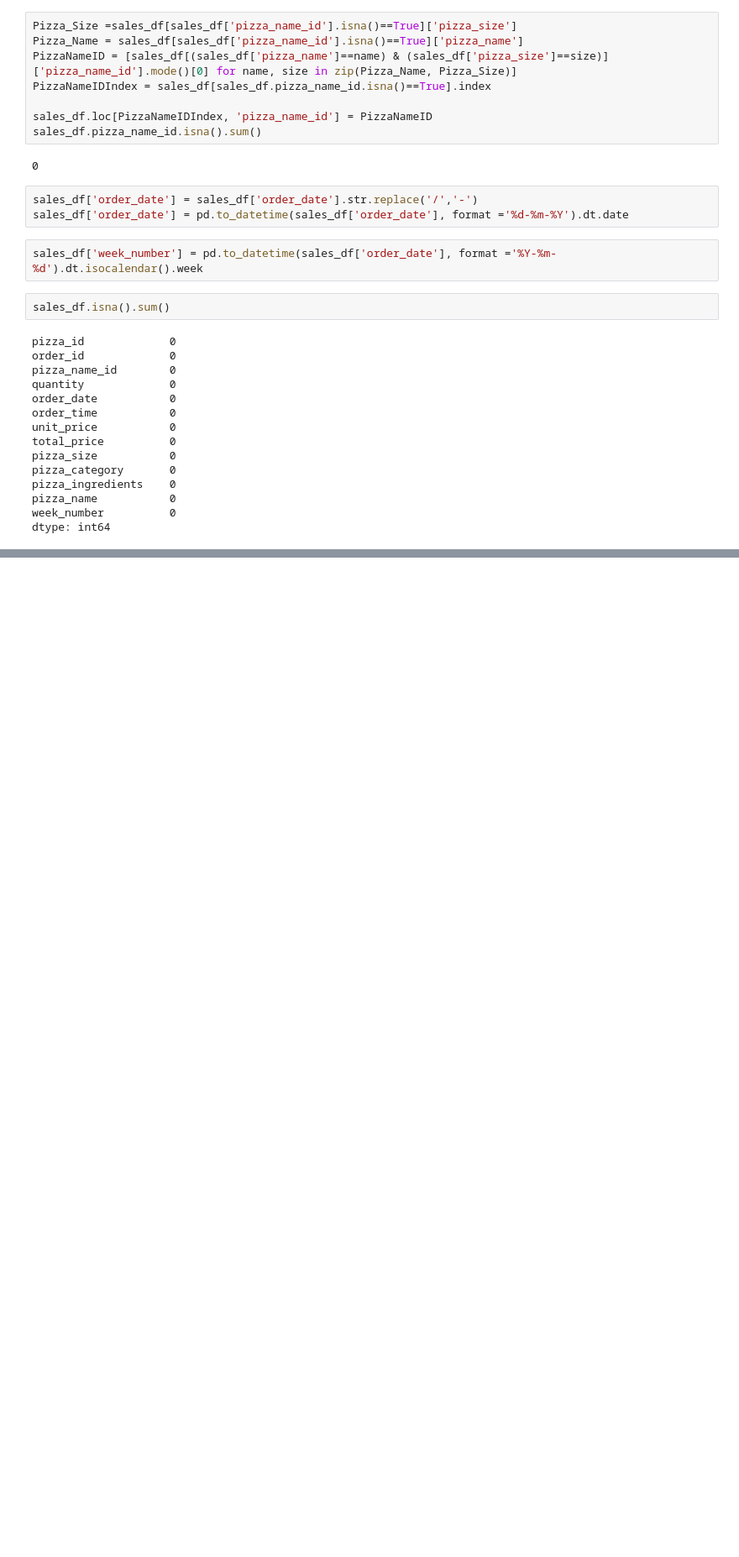
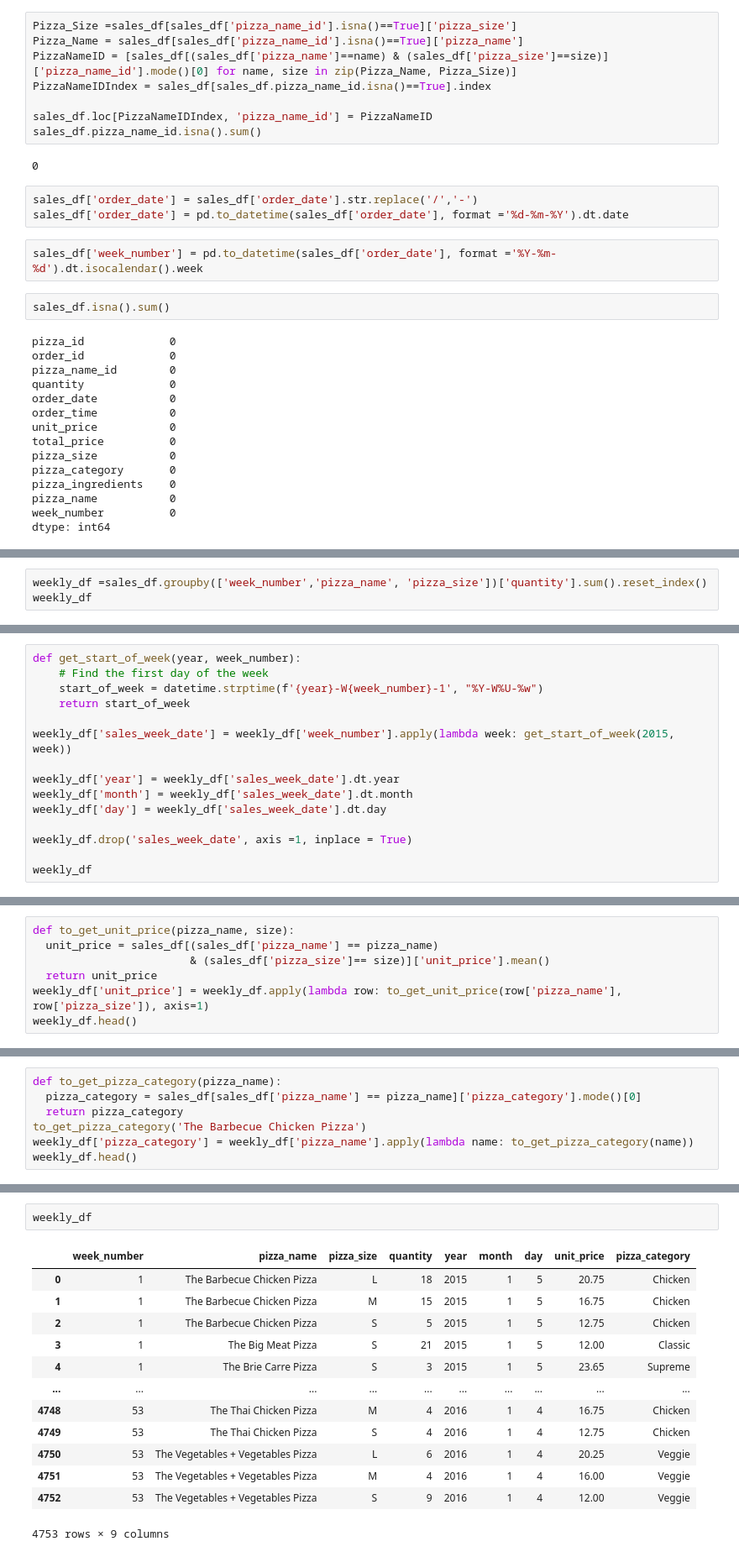
Before and after one commit to Prakash-Kani/Ingredient-Procurement-Prediction-for-Pizza-Shops, a Jupyter notebook: Preprocessing.ipynb, the cells around one changed output, grey strips where cells are left out. Shown: that part at 84% size. Drawn from its saved outputs; the diff is of its cells as text; blank space fills up the shorter version.

Commit message:
Updated Converted Daily Dataset into Weekly Dataset

```diff
--- a/Preprocessing.ipynb
+++ b/Preprocessing.ipynb
@@ -137,0 +140,3 @@ dtype: int64
+# %%
+weekly_df =sales_df.groupby(['week_number','pizza_name', 'pizza_size'])['quantity'].sum().reset_index()
+weekly_df
@@ -137,0 +157,15 @@ dtype: int64
+# %%
+def get_start_of_week(year, week_number):
+    # Find the first day of the week
+    start_of_week = datetime.strptime(f'{year}-W{week_number}-1', "%Y-W%U-%w")
+    return start_of_week
+
+weekly_df['sales_week_date'] = weekly_df['week_number'].apply(lambda week: get_start_of_week(2015, week))
+
+weekly_df['year'] = weekly_df['sales_week_date'].dt.year
+weekly_df['month'] = weekly_df['sales_week_date'].dt.month
+weekly_df['day'] = weekly_df['sales_week_date'].dt.day
+
+weekly_df.drop('sales_week_date', axis =1, inplace = True)
+
+weekly_df
@@ -137,0 +186,7 @@ dtype: int64
+# %%
+def to_get_unit_price(pizza_name, size):
+  unit_price = sales_df[(sales_df['pizza_name'] == pizza_name)
+                        & (sales_df['pizza_size']== size)]['unit_price'].mean()
+  return unit_price
+weekly_df['unit_price'] = weekly_df.apply(lambda row: to_get_unit_price(row['pizza_name'], row['pizza_size']), axis=1)
+weekly_df.head()
@@ -137,0 +200,7 @@ dtype: int64
+# %%
+def to_get_pizza_category(pizza_name):
+  pizza_category = sales_df[sales_df['pizza_name'] == pizza_name]['pizza_category'].mode()[0]
+  return pizza_category
+to_get_pizza_category('The Barbecue Chicken Pizza')
+weekly_df['pizza_category'] = weekly_df['pizza_name'].apply(lambda name: to_get_pizza_category(name))
+weekly_df.head()
@@ -137,0 +214,16 @@ dtype: int64
+# %%
+weekly_df
+# %% [output]
+|  | week_number | pizza_name | pizza_size | quantity | year | month | day | unit_price | pizza_category |
+| 0 | 1 | The Barbecue Chicken Pizza | L | 18 | 2015 | 1 | 5 | 20.75 | Chicken |
+| 1 | 1 | The Barbecue Chicken Pizza | M | 15 | 2015 | 1 | 5 | 16.75 | Chicken |
+| 2 | 1 | The Barbecue Chicken Pizza | S | 5 | 2015 | 1 | 5 | 12.75 | Chicken |
+| 3 | 1 | The Big Meat Pizza | S | 21 | 2015 | 1 | 5 | 12.00 | Classic |
+| 4 | 1 | The Brie Carre Pizza | S | 3 | 2015 | 1 | 5 | 23.65 | Supreme |
+| ... | ... | ... | ... | ... | ... | ... | ... | ... | ... |
+| 4748 | 53 | The Thai Chicken Pizza | M | 4 | 2016 | 1 | 4 | 16.75 | Chicken |
+| 4749 | 53 | The Thai Chicken Pizza | S | 4 | 2016 | 1 | 4 | 12.75 | Chicken |
+| 4750 | 53 | The Vegetables + Vegetables Pizza | L | 6 | 2016 | 1 | 4 | 20.25 | Veggie |
+| 4751 | 53 | The Vegetables + Vegetables Pizza | M | 4 | 2016 | 1 | 4 | 16.00 | Veggie |
+| 4752 | 53 | The Vegetables + Vegetables Pizza | S | 9 | 2016 | 1 | 4 | 12.00 | Veggie |
+4753 rows × 9 columns
```
Also changed, not shown: parts of 6 cells of this notebook.
